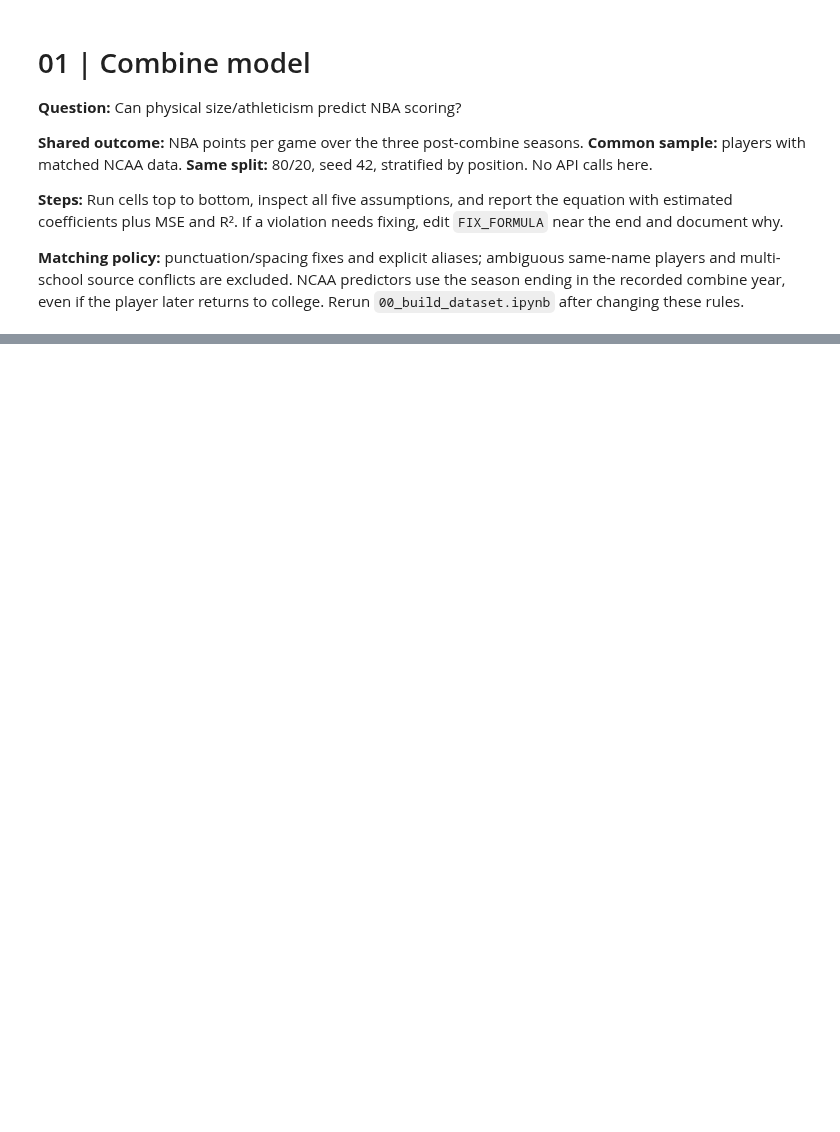
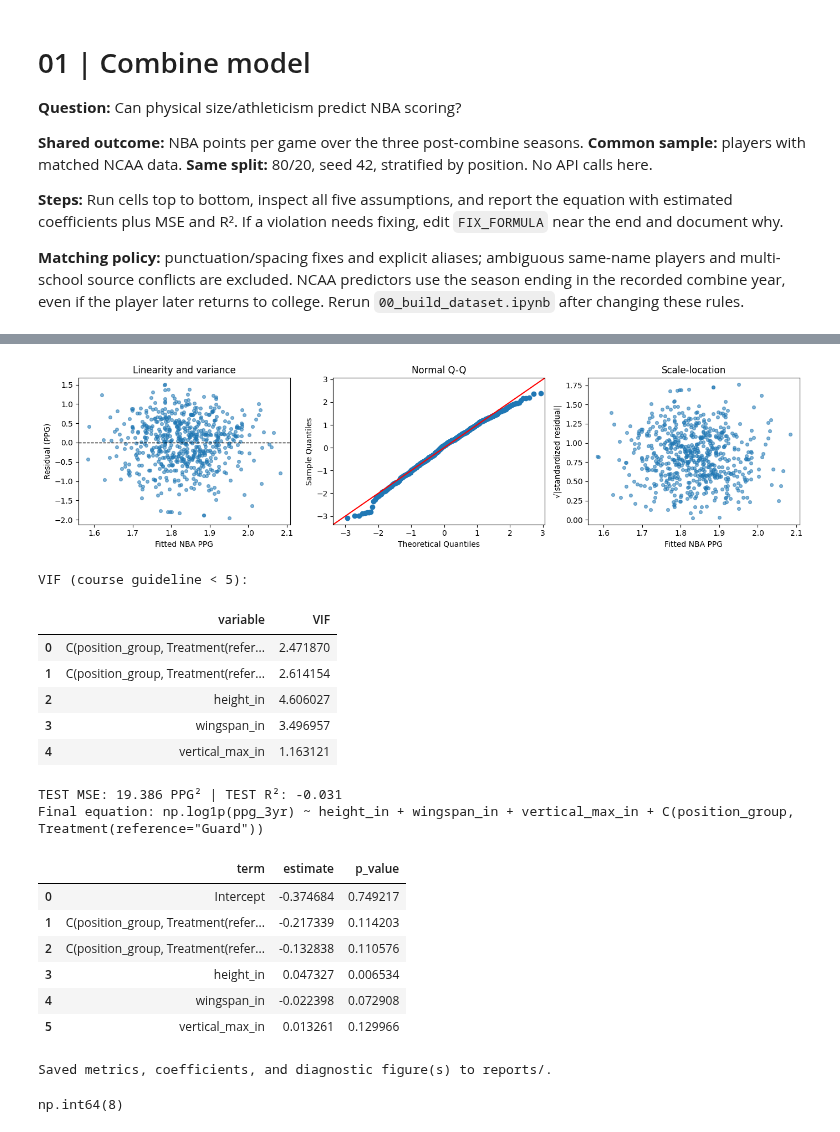
Before and after one commit to ishaantibdewal/COGS109_NBA, a Jupyter notebook: 01_member1_combine.ipynb, the cells around one changed output, grey strips where cells are left out. Cells and saved outputs as stored; diff of their text form; code cells hidden in the pictures; blank space fills up the shorter version.

```diff
--- a/01_member1_combine.ipynb
+++ b/01_member1_combine.ipynb
@@ -97,26 +142,51 @@ print('If a serious issue appears, set FIX_FORMULA below and explain the change
 # %%
 # OPTIONAL FIX. Keep None unless justified by an actual training residual or VIF diagnostic.
 # Example for Member 1: remove height if highly collinear with wingspan.
-FIX_FORMULA=None
+FIX_FORMULA='np.log1p(ppg_3yr) ~ height_in + wingspan_in + vertical_max_in + C(position_group, Treatment(reference="Guard"))'
 final=initial if FIX_FORMULA is None else smf.ols(FIX_FORMULA,data=train).fit()
 if FIX_FORMULA is not None:
     final_vif=diagnostics(final,'fixed')
 else:
     final_vif=initial_vif
 
 # Holdout evaluation once, using the common split (seed 42, stratified by position).
 pred=final.predict(test)
+if FIX_FORMULA is not None:
+    pred=np.expm1(pred)
 mse=mean_squared_error(test.ppg_3yr,pred)
 r2=r2_score(test.ppg_3yr,pred)
 print(f'\nTEST MSE: {mse:.3f} PPG² | TEST R²: {r2:.3f}')
 print('Final equation:',final.model.formula)
 coef=pd.DataFrame({'term':final.params.index,'estimate':final.params.values,
                    'p_value':final.pvalues.values})
 display(coef)
 coef.to_csv(REPORT/f'{MODEL}_coefficients.csv',index=False)
 summary=pd.DataFrame([{'model':MODEL,'train_n':len(train),'test_n':len(test),
                        'test_mse':mse,'test_r2':r2,
                        'formula':final.model.formula,
                        'max_vif':final_vif.VIF.max()}])
 summary.to_csv(REPORT/f'{MODEL}_metrics.csv',index=False)
 print('Saved metrics, coefficients, and diagnostic figure(s) to reports/.')
+# %% [output]
+[figure, added]
+VIF (course guideline < 5):
+|  | variable | VIF |
+| 0 | C(position_group, Treatment(refer... | 2.471870 |
+| 1 | C(position_group, Treatment(refer... | 2.614154 |
+| 2 | height_in | 4.606027 |
+| 3 | wingspan_in | 3.496957 |
+| 4 | vertical_max_in | 1.163121 |
+TEST MSE: 19.386 PPG² | TEST R²: -0.031
+Final equation: np.log1p(ppg_3yr) ~ height_in + wingspan_in + vertical_max_in + C(position_group, Treatment(reference="Guard"))
+|  | term | estimate | p_value |
+| 0 | Intercept | -0.374684 | 0.749217 |
+| 1 | C(position_group, Treatment(refer... | -0.217339 | 0.114203 |
+| 2 | C(position_group, Treatment(refer... | -0.132838 | 0.110576 |
+| 3 | height_in | 0.047327 | 0.006534 |
+| 4 | wingspan_in | -0.022398 | 0.072908 |
+| 5 | vertical_max_in | 0.013261 | 0.129966 |
+Saved metrics, coefficients, and diagnostic figure(s) to reports/.
+# %%
+(train["ppg_3yr"] <= 0).sum()
+# %% [output]
+np.int64(8)
```
Also changed, not shown: parts of 3 cells of this notebook.
